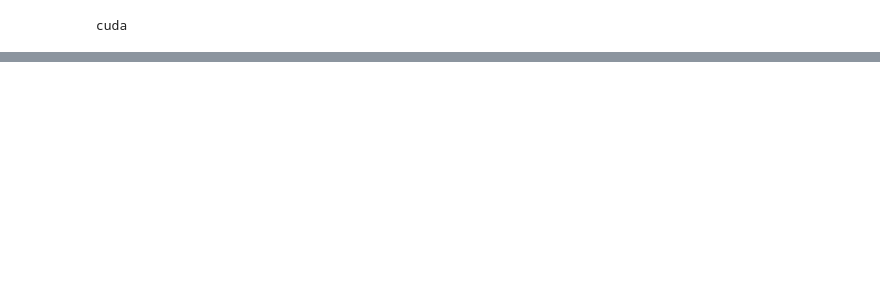
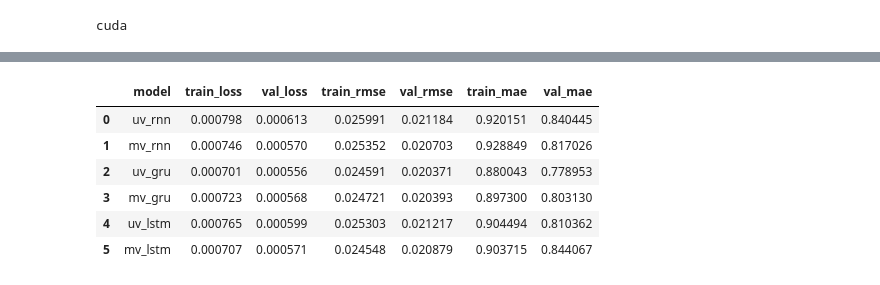
Before and after one commit to JusticeTomlinson/LSTMDemo, a Jupyter notebook: experiment.ipynb, the cells around one changed output, grey strips where cells are left out. Saved outputs shown, nothing was run; the diff lists cells and outputs as text; code cells hidden in the pictures; blank space fills up the shorter version.

```diff
--- a/experiment.ipynb
+++ b/experiment.ipynb
@@ -325,8 +162,0 @@ Epoch [30/30]: Train Loss: 0.0008, Train RMSE: 0.0254, Train MAE: 0.9195, Train
-# %%
-
-criterion = nn.MSELoss()
-optimizer = optim.Adam(rnn_model.parameters(), lr=0.001)
-
-# Number of epochs
-num_epochs = 30
-train_and_evaluate(rnn_model, train_loader, test_loader, criterion, optimizer, 30, device)
@@ -441,0 +163,8 @@ def plot_metrics(train_history, title='Training Performance Metrics'):
+# %%
+
+criterion = nn.MSELoss()
+uv_gru_optimizer = optim.Adam(uv_gru_model.parameters(), lr=0.001)
+mv_gru_optimizer = optim.Adam(mv_gru_model.parameters(), lr=0.001)
+
+uv_gru_training_result = train_and_evaluate(uv_gru_model, uv_train_loader, uv_test_loader, criterion, uv_gru_optimizer, 30, device)
+mv_gru_training_result = train_and_evaluate(mv_gru_model, mv_train_loader, mv_test_loader, criterion, mv_gru_optimizer, 30, device)
@@ -453,0 +232,24 @@ plot_metrics(lstm_training_data, title='LSTM Training Performance Metrics')
+# %%
+
+
+
+sorted_results = sort_results(uv_rnn_training_result, mv_rnn_training_result, uv_gru_training_result, mv_gru_training_result, uv_lstm_training_result, mv_lstm_training_result)
+# %%
+results = pd.DataFrame(columns=["model", "train_loss", "val_loss", "train_rmse", "val_rmse", "train_mae", "val_mae"])
+models = ["uv_rnn", "mv_rnn", "uv_gru", "mv_gru", "uv_lstm", "mv_lstm"]
+results["model"] = models
+results["train_loss"] = sorted_results["train_losses"]
+results["val_loss"] = sorted_results["val_losses"]
+results["train_rmse"] = sorted_results["train_rmses"]
+results["val_rmse"] = sorted_results["val_rmses"]
+results["train_mae"] = sorted_results["train_maes"]
+results["val_mae"] = sorted_results["val_maes"]
+results
+# %% [output]
+|  | model | train_loss | val_loss | train_rmse | val_rmse | train_mae | val_mae |
+| 0 | uv_rnn | 0.000798 | 0.000613 | 0.025991 | 0.021184 | 0.920151 | 0.840445 |
+| 1 | mv_rnn | 0.000746 | 0.000570 | 0.025352 | 0.020703 | 0.928849 | 0.817026 |
+| 2 | uv_gru | 0.000701 | 0.000556 | 0.024591 | 0.020371 | 0.880043 | 0.778953 |
+| 3 | mv_gru | 0.000723 | 0.000568 | 0.024721 | 0.020393 | 0.897300 | 0.803130 |
+| 4 | uv_lstm | 0.000765 | 0.000599 | 0.025303 | 0.021217 | 0.904494 | 0.810362 |
+| 5 | mv_lstm | 0.000707 | 0.000571 | 0.024548 | 0.020879 | 0.903715 | 0.844067 |
```
Also changed, not shown: parts of 33 cells of this notebook, 7 other files.
